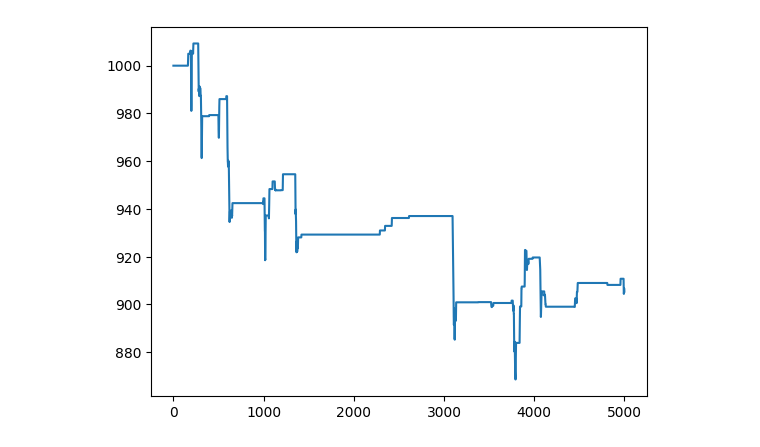
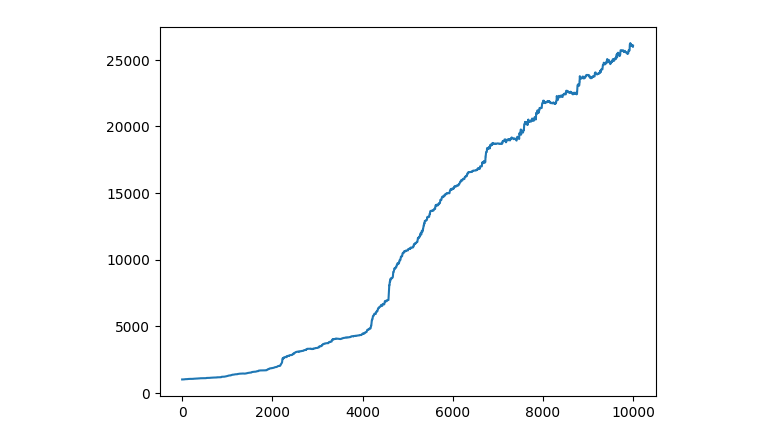
Before and after one commit to Makarov-IA/Projects, a Jupyter notebook: Crypto_series_analysis.ipynb, the cells around one changed output. Drawn from its saved outputs; the diff is of its cells as text; code cells hidden in the pictures.

```diff
--- a/Crypto_series_analysis.ipynb
+++ b/Crypto_series_analysis.ipynb
@@ -304,0 +331,7 @@ y_test = y
+# %%
+pred = boost.predict(X_val)
+p,q = 0.0002, 1
+print((np.sign(pred.reshape(-1)[(abs(pred)>p) & (abs(pred) < q)]) == np.sign(y_val.reshape(-1)[(abs(pred)>p) & (abs(pred) < q)])).mean())
+print("Long wr:", (np.sign(pred.reshape(-1)[((pred)>p) & ((pred) < q)]) == np.sign(y_val.reshape(-1)[((pred)>p) & ((pred) < q)])).mean())
+print("Short wr:", (np.sign(pred.reshape(-1)[((pred)<-p) & ((pred) > -q)]) == np.sign(y_val.reshape(-1)[((pred)<-p) & ((pred) > -q)])).mean())
+print("Part of such samples:", ((abs(pred)>p) & (abs(pred) < q)).mean())
@@ -304,0 +343,8 @@ y_test = y
+# %%
+for i in range(20):
+    pred = boost.predict(X_val)
+    p,q = 0.00001*i, 1
+    print((np.sign(pred.reshape(-1)[(abs(pred)>p) & (abs(pred) < q)]) == np.sign(y_val.reshape(-1)[(abs(pred)>p) & (abs(pred) < q)])).mean())
+    print("Long wr:", (np.sign(pred.reshape(-1)[((pred)>p) & ((pred) < q)]) == np.sign(y_val.reshape(-1)[((pred)>p) & ((pred) < q)])).mean())
+    print("Short wr:", (np.sign(pred.reshape(-1)[((pred)<-p) & ((pred) > -q)]) == np.sign(y_val.reshape(-1)[((pred)<-p) & ((pred) > -q)])).mean())
+    print("Part of such samples:", ((abs(pred)>p) & (abs(pred) < q)).mean())
@@ -307,10 +371,10 @@ long_list = []
 short_list = []
 long_list_w = []
 short_list_w = []
-for i in (range(0, y_test.shape[0]-100, 100)):
+for i in (range(0, y_test.shape[0]-10000, 100)):
     st, en = i, i+100
     p, q = 0.0001, 1
-    pred = model.predict(X_test[st:en])
+    pred = boost.predict(X_test[st:en])
     print((np.sign(pred.reshape(-1)[(abs(pred)>p) & (abs(pred) < q)]) == np.sign(y_test[st:en].reshape(-1)[(abs(pred)>p) & (abs(pred) < q)])).mean())
     print("Long wr:", (np.sign(pred.reshape(-1)[((pred)>p) & ((pred) < q)]) == np.sign(y_test[st:en].reshape(-1)[((pred)>p) & ((pred) < q)])).mean())
     print("Short wr:", (np.sign(pred.reshape(-1)[((pred)<-p) & ((pred) > -q)]) == np.sign(y_test[st:en].reshape(-1)[((pred)<-p) & ((pred) > -q)])).mean())
@@ -342,0 +417,15 @@ Part of
+# %%
+pred_ = boost.predict(X_test)
+start_real = 100
+start_pred = 100
+real = []
+pred = []
+for i, prediction in enumerate(pred_):
+    if i%5 == 0:
+        start_pred = start_real*(prediction+1)
+        start_real = start_real*(y_test[i]+1)
+        real.append(start_real)
+        pred.append(start_pred)
+plt.figure(figsize=(30,10))
+plt.plot(range(len(real[:50])), real[:50], color="red")
+plt.plot(range(len(pred[:50])), pred[:50], color="blue")
@@ -343,16 +435,16 @@ Part of
 # %%
 res_list = []
 res = 1000
 com = 0.0005
-p = 0.0002
-pred = model.predict(X_test)
+p = 0.0006
+pred = boost.predict(X_test)
 for i, prediction in enumerate(pred):
     if np.sign(prediction) == np.sign(y_test[i]) and abs(prediction) > p:
         res += res*(abs(y_test[i])-com)
     elif abs(prediction) > p and np.sign(prediction) != np.sign(y_test[i]):
         res -= res*(abs(y_test[i])+com)
     res_list.append(res)
-plt.plot(range(len(res_list[0:5000])), res_list[0:5000])
+plt.plot(range(len(res_list[0:10000])), res_list[0:10000])
 plt.show()
 # %% [output]
-[figure, old version]
+[figure, new version]
```
Also changed, not shown: parts of 44 cells of this notebook.
